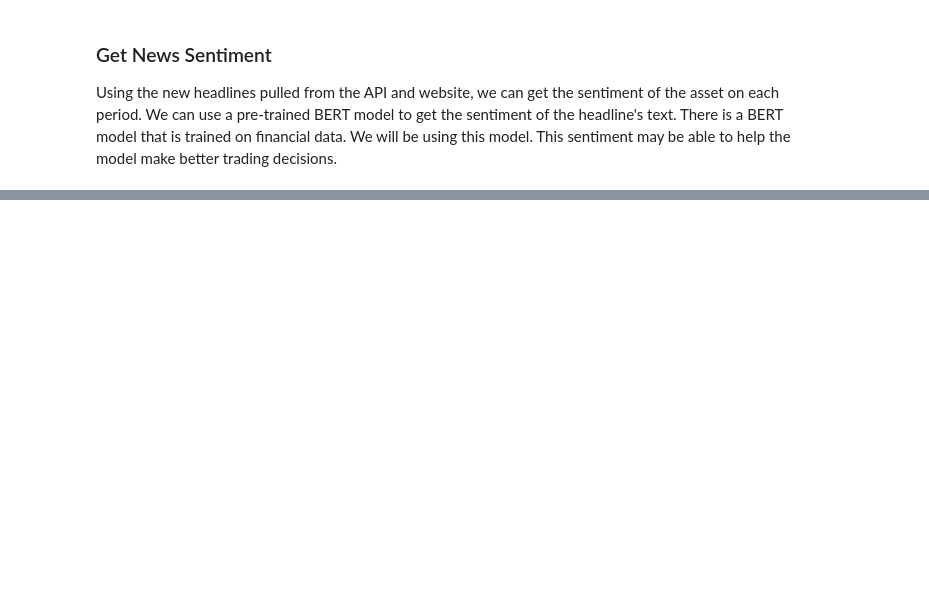
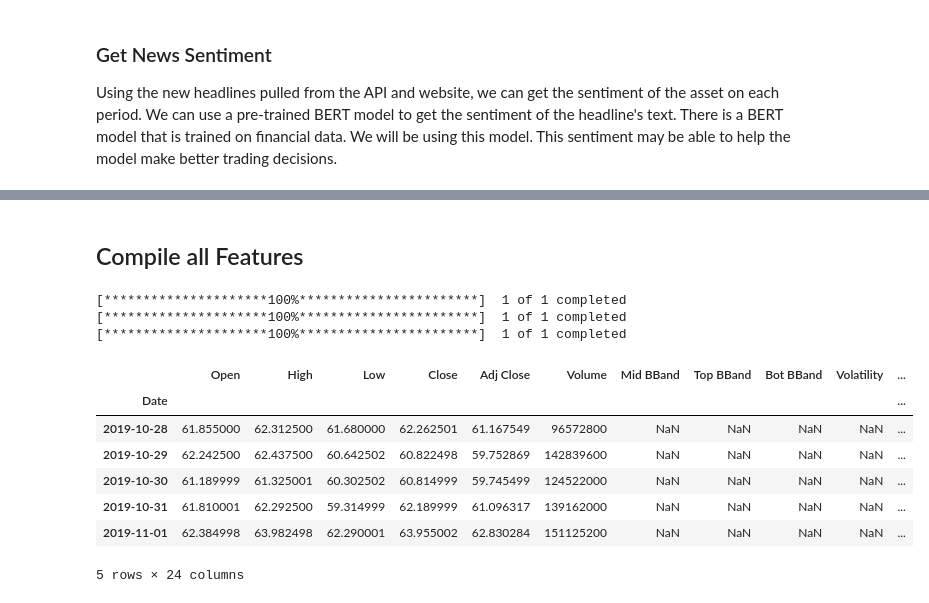
Before and after one commit to rudragarg/lstm_trading, a Jupyter notebook: project.ipynb, the cells around one changed output, grey strips where cells are left out. Drawn from its saved outputs; the diff is of its cells as text; code cells hidden in the pictures; blank space fills up the shorter version.

```diff
--- a/project.ipynb
+++ b/project.ipynb
@@ -562,3 +541,33 @@ def get_labels(data, window_size=11):
     data["Target"] = labels
     data["Target"] =  data["Target"].fillna(2)
     return data
+# %% [markdown]
+## Compile all Features
+# %%
+symbol = "AAPL"
+
+data = get_data(symbol)
+data.head()
+
+data = get_TA(data)
+
+current = get_current_headlines(symbol)
+past = get_past_headlines(symbol)
+
+news = pd.concat([current, past])
+data = get_sentiment(data, news)
+
+data = get_labels(data)
+data.head()
+# %% [output]
+[*********************100%***********************]  1 of 1 completed
+[*********************100%***********************]  1 of 1 completed
+[*********************100%***********************]  1 of 1 completed
+|  | Open | High | Low | Close | Adj Close | Volume | Mid BBand | Top BBand | Bot BBand | Volatility | ... |
+| Date |  |  |  |  |  |  |  |  |  |  | ... |
+| 2019-10-28 | 61.855000 | 62.312500 | 61.680000 | 62.262501 | 61.167549 | 96572800 | NaN | NaN | NaN | NaN | ... |
+| 2019-10-29 | 62.242500 | 62.437500 | 60.642502 | 60.822498 | 59.752869 | 142839600 | NaN | NaN | NaN | NaN | ... |
+| 2019-10-30 | 61.189999 | 61.325001 | 60.302502 | 60.814999 | 59.745499 | 124522000 | NaN | NaN | NaN | NaN | ... |
+| 2019-10-31 | 61.810001 | 62.292500 | 59.314999 | 62.189999 | 61.096317 | 139162000 | NaN | NaN | NaN | NaN | ... |
+| 2019-11-01 | 62.384998 | 63.982498 | 62.290001 | 63.955002 | 62.830284 | 151125200 | NaN | NaN | NaN | NaN | ... |
+5 rows × 24 columns
```
Also changed, not shown: parts of 28 cells of this notebook.
